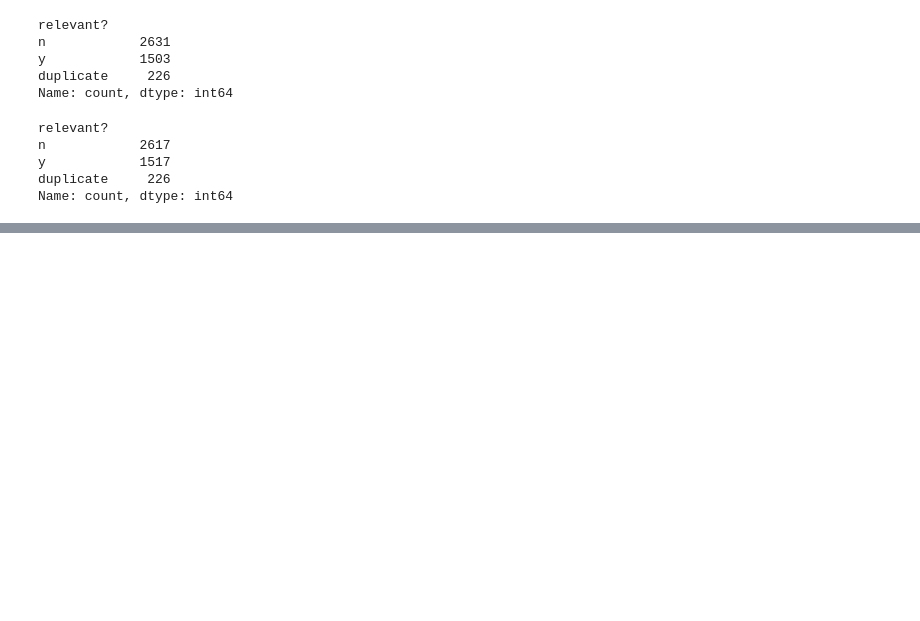
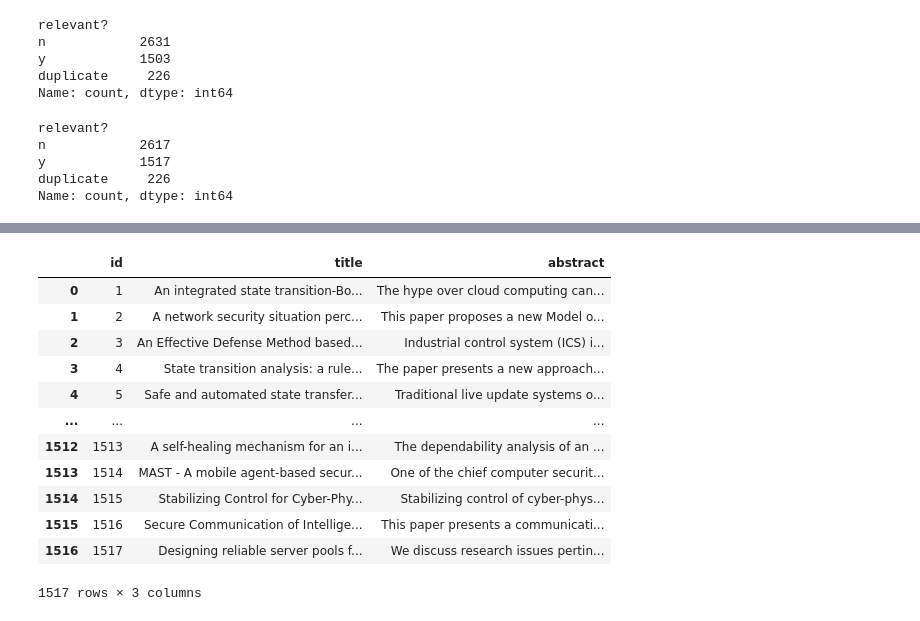
Before and after one commit to mstadler-jku/literature-search-tool-SLR, a Jupyter notebook: src/main/python/at/jku/scsl/main/03_01_manual_parse_reaction.ipynb, the cells around one changed output, grey strips where cells are left out. Saved outputs shown, nothing was run; the diff lists cells and outputs as text; code cells hidden in the pictures; blank space fills up the shorter version.

Commit message:
added full abstracts and prepared abstract export
Signed-off-by: Marco Stadler <marco.stadler@jku.at>

```diff
--- a/src/main/python/at/jku/scsl/main/03_01_manual_parse_reaction.ipynb
+++ b/src/main/python/at/jku/scsl/main/03_01_manual_parse_reaction.ipynb
@@ -82,0 +117,22 @@ Name: count, dtype: int64
+# %%
+df_abs_data = pd.read_csv(os.path.join('outputs', 'cleaning_export', 'cleaning_p2.csv'))
+df_abs_data.sort_values('id')
+df_manual_parse.sort_values('id')
+
+# insert non-abbreviated data
+df_manual_parse.abstract = df_abs_data.abstract
+df_manual_parse.pub_title = df_abs_data.pub_title
+df_manual_parse.authors = df_abs_data.authors
+df_manual_parse.title = df_abs_data.title
+
+# get only the ones voted yes
+df_manual_parse_vote_yes = df_manual_parse[df_manual_parse['relevant?'] == 'y']
+
+# rename old identifier
+df_manual_parse_vote_yes = df_manual_parse_vote_yes.rename(columns={'id': 'id_title'})
+
+# construct new identifier
+df_manual_parse_vote_yes = df_manual_parse_vote_yes.reset_index()
+df_manual_parse_vote_yes['id'] = df_manual_parse_vote_yes.index + 1
+df_manual_parse_vote_yes = df_manual_parse_vote_yes.drop('index', axis=1)
+df_manual_parse_vote_yes
@@ -82,0 +159,18 @@ Name: count, dtype: int64
+# %%
+## only id, title and abstract
+df_manual_parse_vote_yes_only_id_tit_abs = df_manual_parse_vote_yes[['id', 'title', 'abstract']]
+df_manual_parse_vote_yes_only_id_tit_abs
+# %% [output]
+|  | id | title | abstract |
+| 0 | 1 | An integrated state transition-Bo... | The hype over cloud computing can... |
+| 1 | 2 | A network security situation perc... | This paper proposes a new Model o... |
+| 2 | 3 | An Effective Defense Method based... | Industrial control system (ICS) i... |
+| 3 | 4 | State transition analysis: a rule... | The paper presents a new approach... |
+| 4 | 5 | Safe and automated state transfer... | Traditional live update systems o... |
+| ... | ... | ... | ... |
+| 1512 | 1513 | A self-healing mechanism for an i... | The dependability analysis of an ... |
+| 1513 | 1514 | MAST - A mobile agent-based secur... | One of the chief computer securit... |
+| 1514 | 1515 | Stabilizing Control for Cyber-Phy... | Stabilizing control of cyber-phys... |
+| 1515 | 1516 | Secure Communication of Intellige... | This paper presents a communicati... |
+| 1516 | 1517 | Designing reliable server pools f... | We discuss research issues pertin... |
+1517 rows × 3 columns
```
Also changed, not shown: parts of 8 cells of this notebook, 3 other files.
